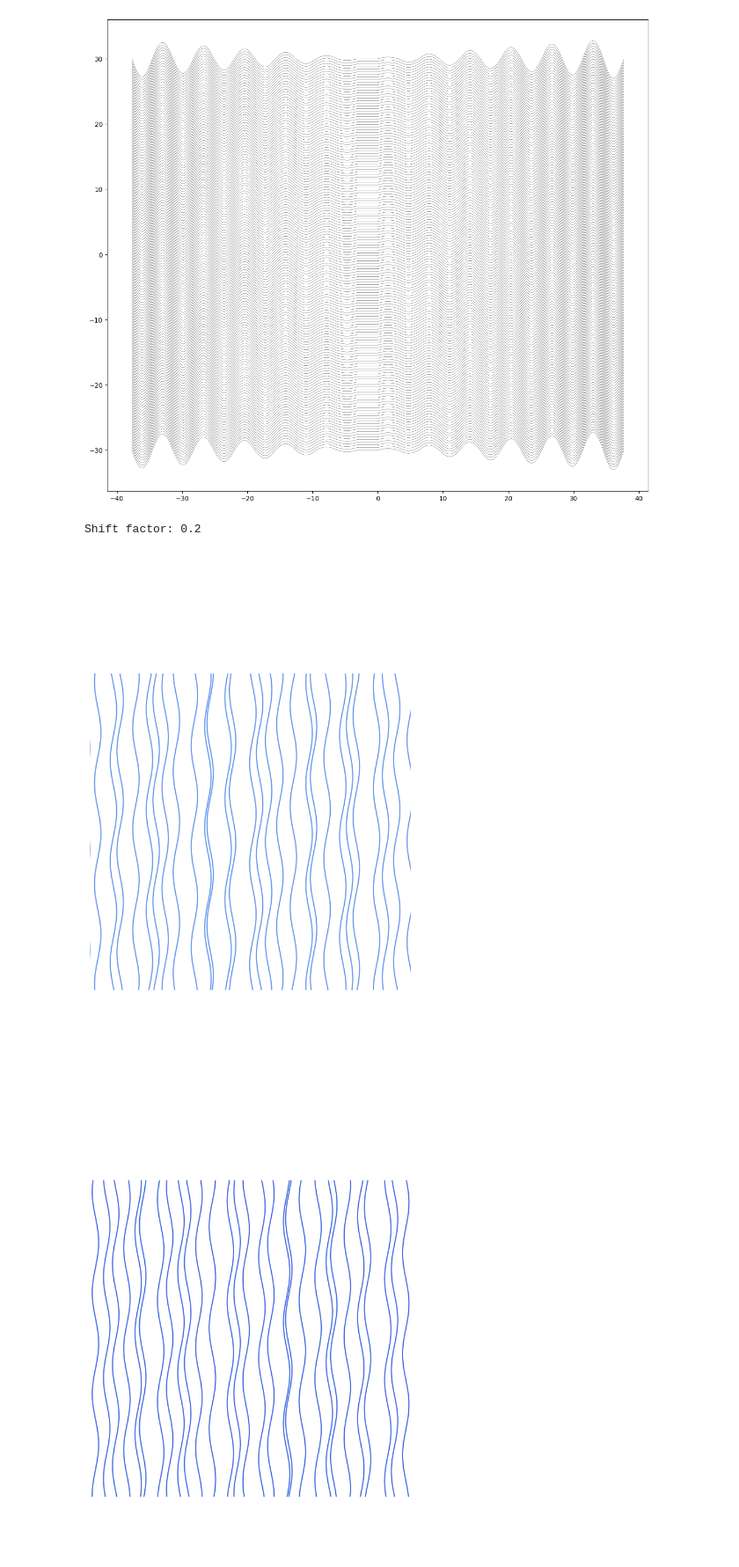
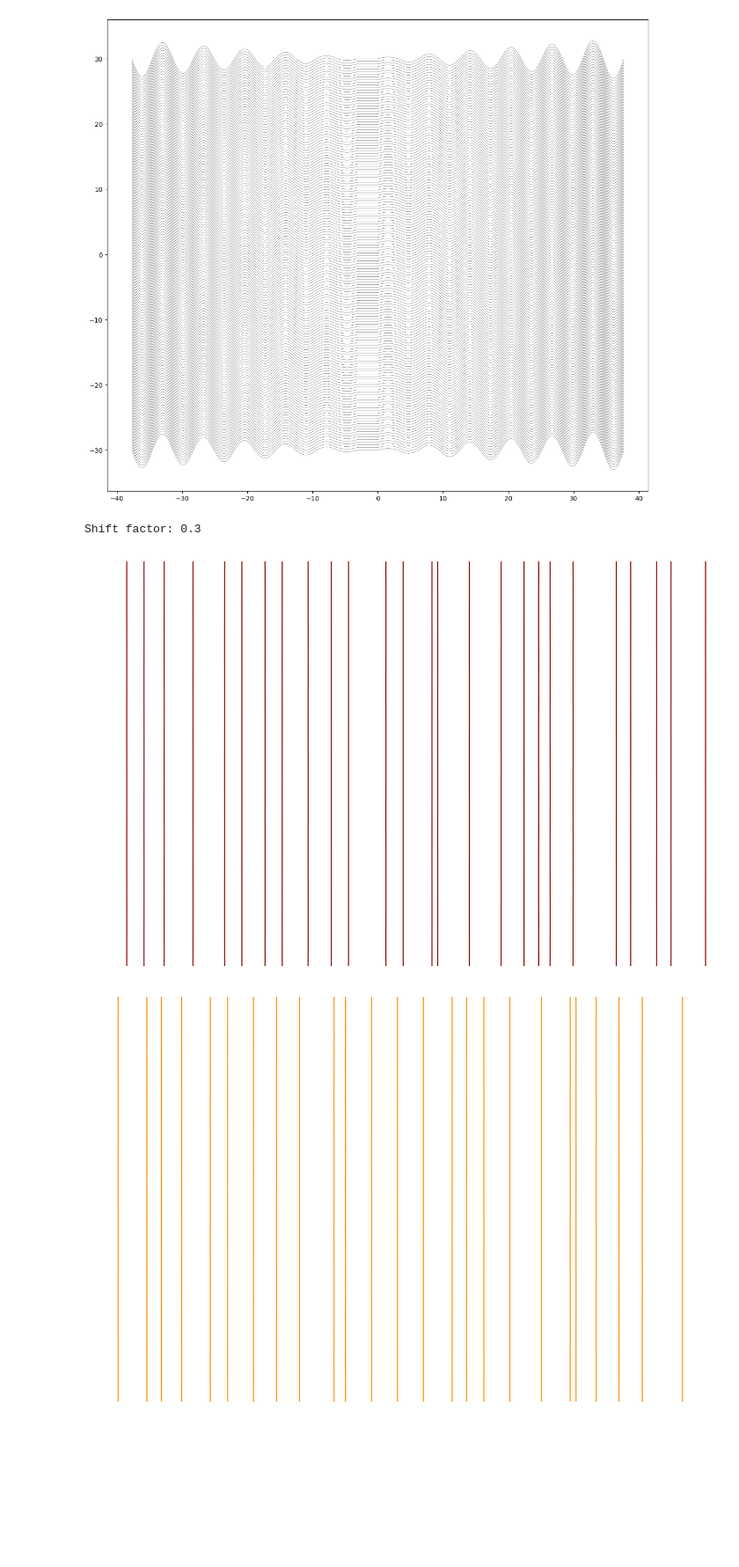
Before and after one commit to viktor-kertanov/hmmg, a Jupyter notebook: notebooks/color_sine/color_sine.ipynb, the cells around one changed output. Shown at 88% size. Saved outputs shown, nothing was run; the diff lists cells and outputs as text; code cells hidden in the pictures; blank space fills up the shorter version.

Commit message:
Color sines vertical, horizontal, permutations by color

```diff
--- a/notebooks/color_sine/color_sine.ipynb
+++ b/notebooks/color_sine/color_sine.ipynb
@@ -309,8 +309,8 @@ def filtered_coords_to_segments(filtered, x_delta):
     return [np.array(seg) for seg in segments]
 
 # color_data = {'cornflowerblue': 347, 'royalblue': 345, 'mediumblue': 351, 'indigo': 337, 'grey': 396, 'black': 1, 'red': 2}
-color_data = {'cornflowerblue': 347, 'royalblue': 345, 'mediumblue': 351, 'indigo': 337, 'grey': 396}
-# color_data = {'maroon': 347, 'darkorange': 345, 'yellow': 351, 'forestgreen': 337, 'deepskyblue': 396, 'blue': 1, 'darkviolet': 2}
+# color_data = {'cornflowerblue': 347, 'royalblue': 345, 'mediumblue': 351, 'indigo': 337, 'grey': 396}
+color_data = {'maroon': 347, 'darkorange': 345, 'yellow': 351, 'forestgreen': 337, 'deepskyblue': 396, 'blue': 1, 'darkviolet': 2, 'black': 0}
 colors = list(color_data.keys())
 color_combinations = list(permutations(colors))
 random.shuffle(color_combinations)
@@ -329,12 +329,12 @@ x_delta = np.round(x[1]-x[0], 4) + .0001
 
 num_colors = len(colors) # all colors and one rhythmic color - by pen blue/black
 
-sine_squeeze_factor = .2
+sine_squeeze_factor = .001
 line_gap_y_factor = .14
 
 
 shift_factor = np.random.rand()*2
-shift_factor = 0.2
+shift_factor = 0.3
 print(f'Shift factor: {shift_factor}')
 shift_direction_every = np.random.randint(2,22)
 shift_direction_every = 100
@@ -361,34 +361,34 @@ for color_idx, color in enumerate(color_data):
 
         y = np.sin(x+microshift*shift_factor)*sine_squeeze_factor + shift*line_gap_y_factor
 
         coords = np.column_stack((x, y))
         x_mask = (coords[:, 0] >= 3) & (coords[:, 0] <= 23)
-        y_mask = (coords[:, 1] >= 0) & (coords[:, 1] <= 30)
+        y_mask = (coords[:, 1] >= 1) & (coords[:, 1] <= 30)
         # x_mask = (coords[:, 0] >= 0) & (coords[:, 0] <= 30)
         # y_mask = (coords[:, 1] >= 3) & (coords[:, 1] <= 23)
         filtered = coords[x_mask & y_mask]
 
         if len(filtered) > 0:
             segments = filtered_coords_to_segments(filtered, x_delta)
             for _ in range(1):
                 for seg in segments:
                     # plt.plot(seg[:, 0], seg[:, 1], color=color, linewidth=1.5)
                     plt.plot(seg[:, 1], seg[:, 0], color=color, linewidth=1.5)
 
     plt.axis('off')
     plt.axis([0, 30, 3, 23])
     plt.gca().set_aspect('equal')
     plt.gcf().set_size_inches(8.25*2, 6*2)
     plt.savefig(f'{color_data[color]}-{color}.svg')
     plt.show()
 
 # plt.axis('off')
 # plt.axis([0,30,3,23])
 # plt.gca().set_aspect('equal')
 # plt.gcf().set_size_inches(8.25*2, 6*2)
 # plt.savefig(f'{color_data[color]}-{color}.svg')
 # plt.show()
 # %% [output]
-Shift factor: 0.2
+Shift factor: 0.3
-[figure, old version]
+[figure, new version]
-[figure, old version]
+[figure, new version]
```
Also changed, not shown: parts of 1 cell of this notebook, 1 other file.
